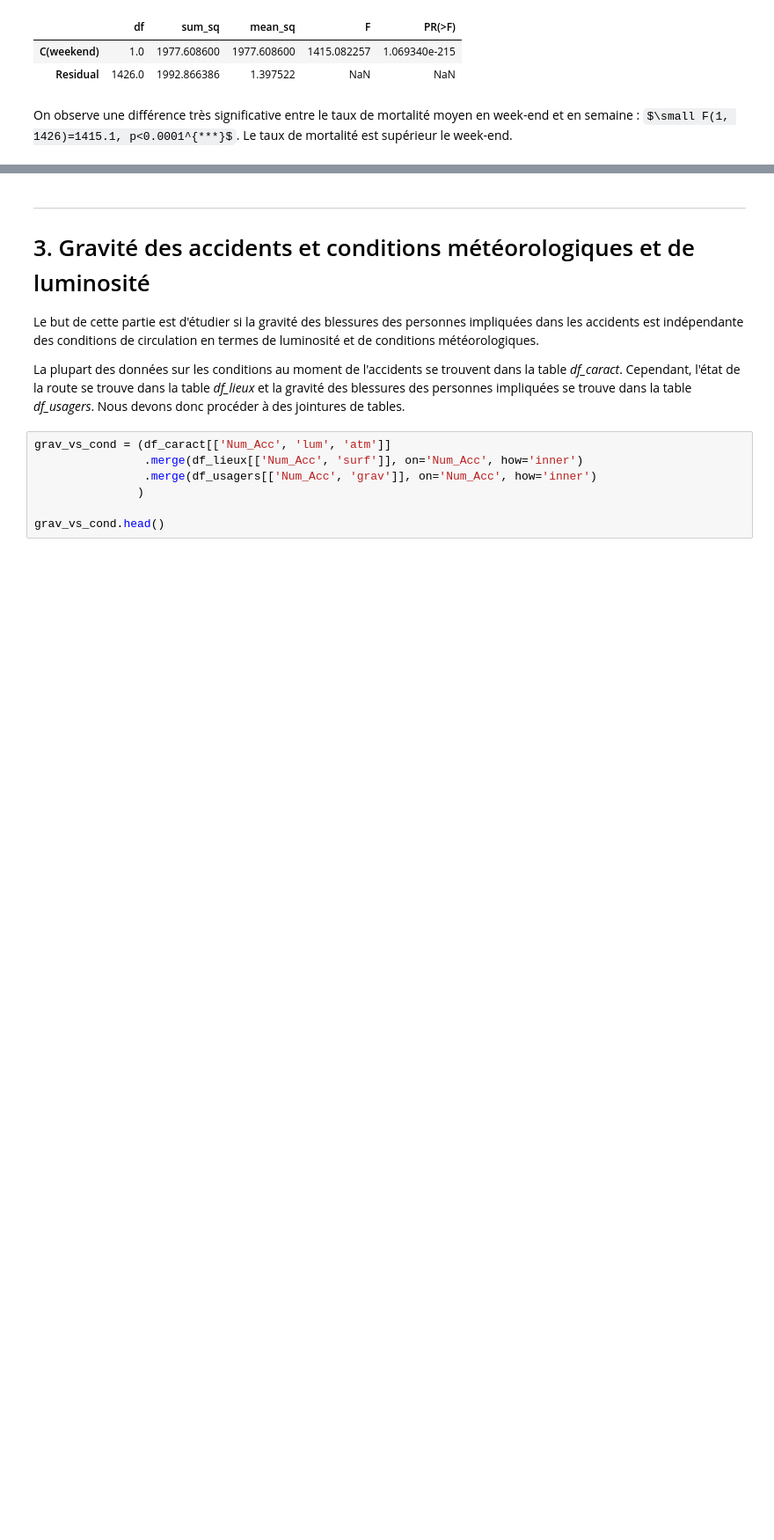
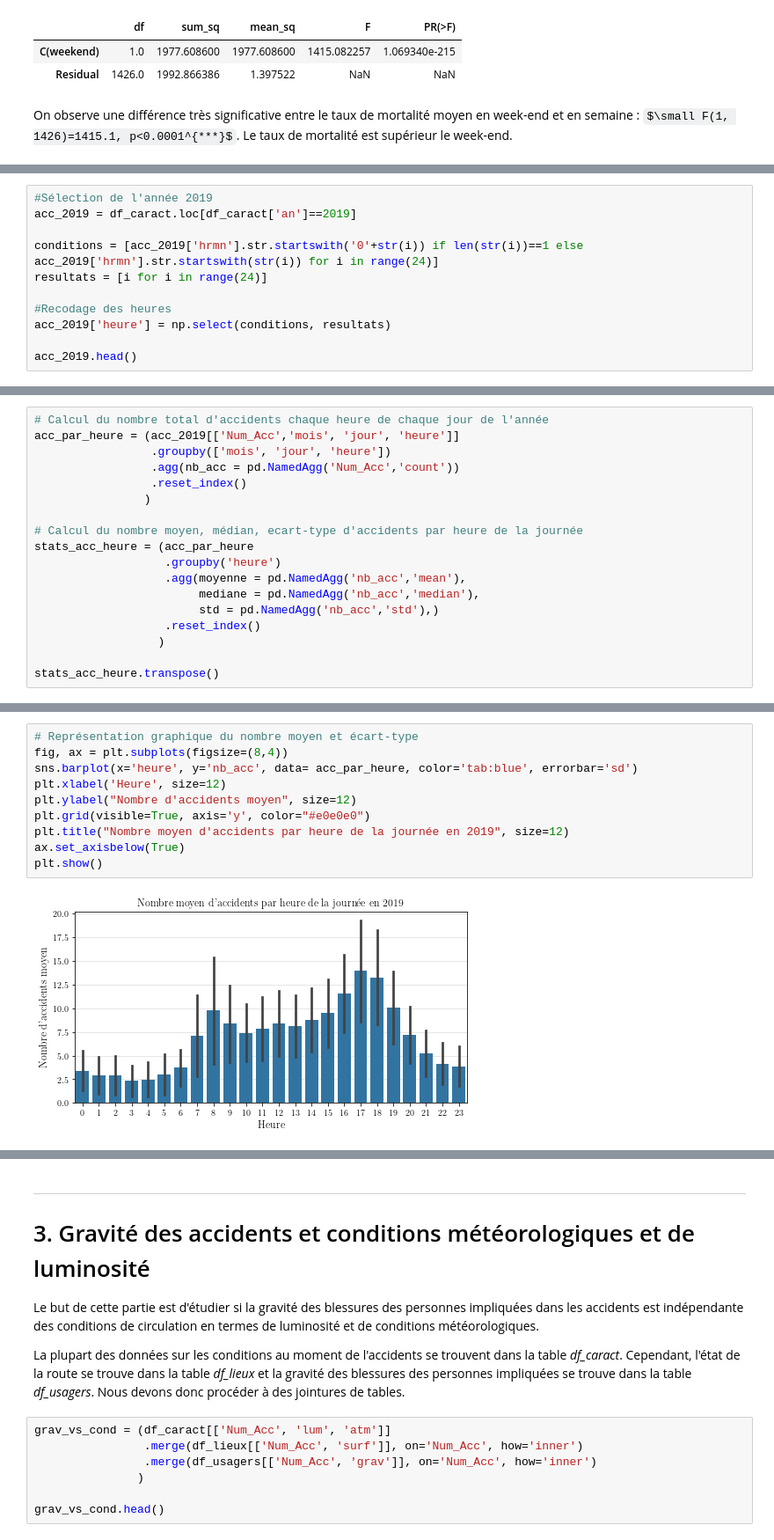
Before and after one commit to nlejay/accidents_circulation, a Jupyter notebook: projet_acc_route.ipynb, the cells around one changed output, grey strips where cells are left out. Shown at 88% size. Cells and saved outputs as stored; diff of their text form; some formulas as TeX source; blank space fills up the shorter version.

Commit message:
ajout de l'étude par heure de la journée

```diff
--- a/projet_acc_route.ipynb
+++ b/projet_acc_route.ipynb
@@ -1314,0 +1336,11 @@ On observe une différence très significative entre le taux de mortalité moyen
+# %%
+#Sélection de l'année 2019
+acc_2019 = df_caract.loc[df_caract['an']==2019]
+
+conditions = [acc_2019['hrmn'].str.startswith('0'+str(i)) if len(str(i))==1 else acc_2019['hrmn'].str.startswith(str(i)) for i in range(24)]
+resultats = [i for i in range(24)]
+
+#Recodage des heures
+acc_2019['heure'] = np.select(conditions, resultats)
+
+acc_2019.head()
@@ -1314,0 +1354,18 @@ On observe une différence très significative entre le taux de mortalité moyen
+# %%
+# Calcul du nombre total d'accidents chaque heure de chaque jour de l'année
+acc_par_heure = (acc_2019[['Num_Acc','mois', 'jour', 'heure']]
+                 .groupby(['mois', 'jour', 'heure'])
+                 .agg(nb_acc = pd.NamedAgg('Num_Acc','count'))
+                 .reset_index()
+                )
+
+# Calcul du nombre moyen, médian, ecart-type d'accidents par heure de la journée
+stats_acc_heure = (acc_par_heure
+                   .groupby('heure')
+                   .agg(moyenne = pd.NamedAgg('nb_acc','mean'),
+                        mediane = pd.NamedAgg('nb_acc','median'),
+                        std = pd.NamedAgg('nb_acc','std'),)
+                   .reset_index()
+                  )
+
+stats_acc_heure.transpose()
@@ -1314,0 +1379,12 @@ On observe une différence très significative entre le taux de mortalité moyen
+# %%
+# Représentation graphique du nombre moyen et écart-type
+fig, ax = plt.subplots(figsize=(8,4))
+sns.barplot(x='heure', y='nb_acc', data= acc_par_heure, color='tab:blue', errorbar='sd')
+plt.xlabel('Heure', size=12)
+plt.ylabel("Nombre d'accidents moyen", size=12)
+plt.grid(visible=True, axis='y', color="#e0e0e0")
+plt.title("Nombre moyen d'accidents par heure de la journée en 2019", size=12)
+ax.set_axisbelow(True)
+plt.show()
+# %% [output]
+[figure, added]
```
Also changed, not shown: parts of 65 cells of this notebook.
